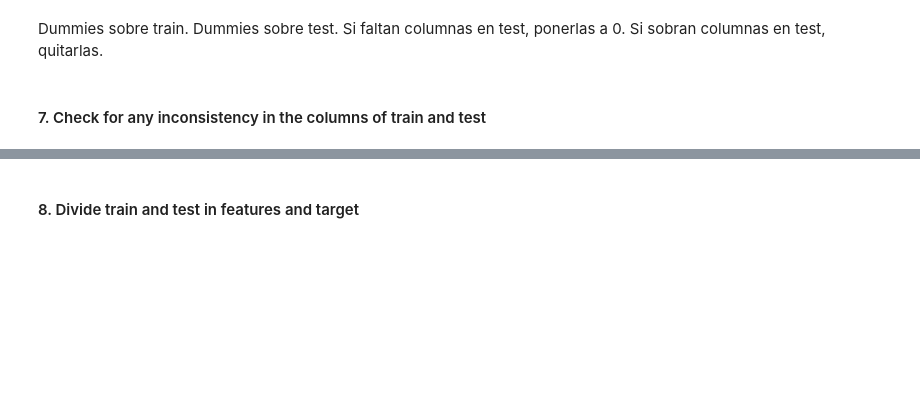
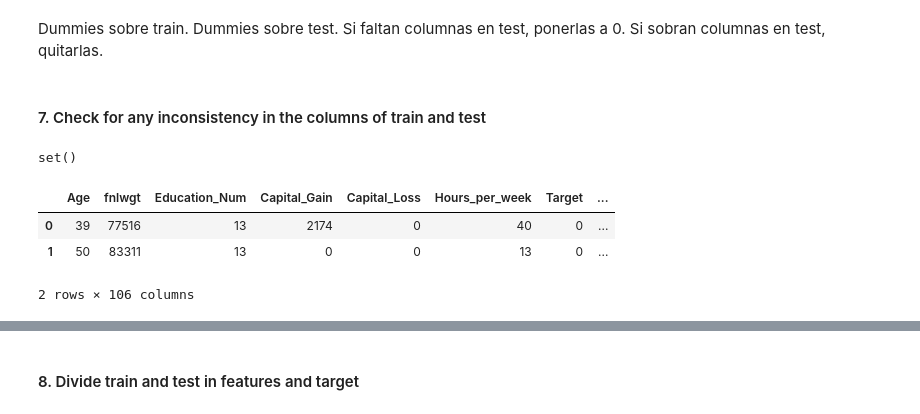
Before and after one commit to rafazamb/DS_PT_ENE21, a Jupyter notebook: 2-Machine_Learning/2.1_Supervised/2.1.4 Trees/2 - DecisionTrees Adult Dataset - Clase - solucion.ipynb, the cells around one changed output, grey strips where cells are left out. Drawn from its saved outputs; the diff is of its cells as text; code cells hidden in the pictures; blank space fills up the shorter version.

```diff
--- a/2-Machine_Learning/2.1_Supervised/2.1.4 Trees/2 - DecisionTrees Adult Dataset - Clase - solucion.ipynb
+++ b/2-Machine_Learning/2.1_Supervised/2.1.4 Trees/2 - DecisionTrees Adult Dataset - Clase - solucion.ipynb
@@ -360,0 +363,11 @@ Dummies sobre train. Dummies sobre test. Si faltan columnas en test, ponerlas a
+# %%
+set(data_train.columns) - set(data_test.columns)
+# %% [output]
+set()
+# %%
+data_train.head(2)
+# %% [output]
+|  | Age | fnlwgt | Education_Num | Capital_Gain | Capital_Loss | Hours_per_week | Target | ... |
+| 0 | 39 | 77516 | 13 | 2174 | 0 | 40 | 0 | ... |
+| 1 | 50 | 83311 | 13 | 0 | 0 | 13 | 0 | ... |
+2 rows × 106 columns
```
Also changed, not shown: parts of 8 cells of this notebook.
